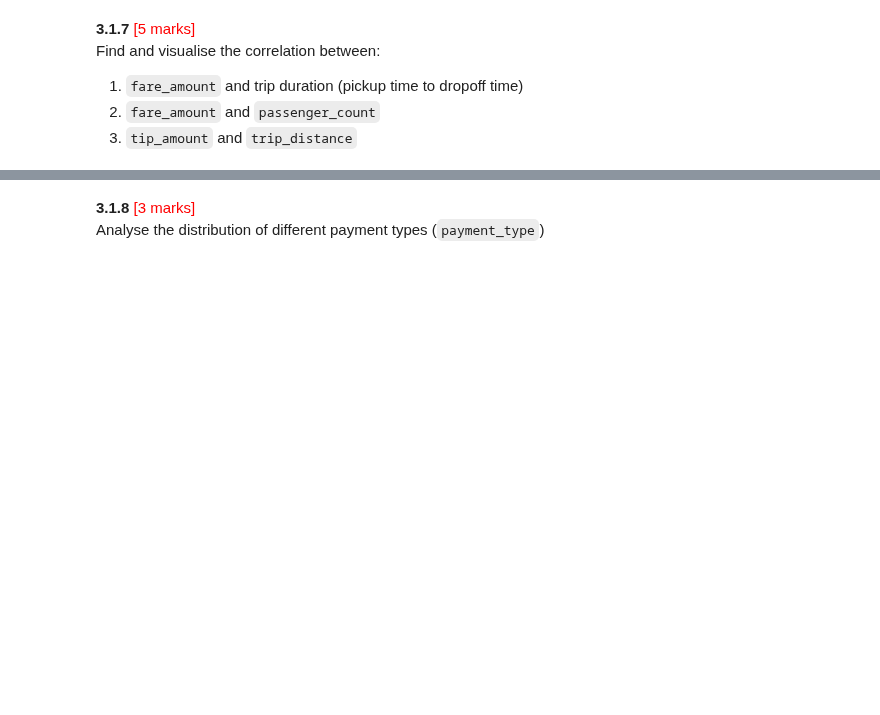
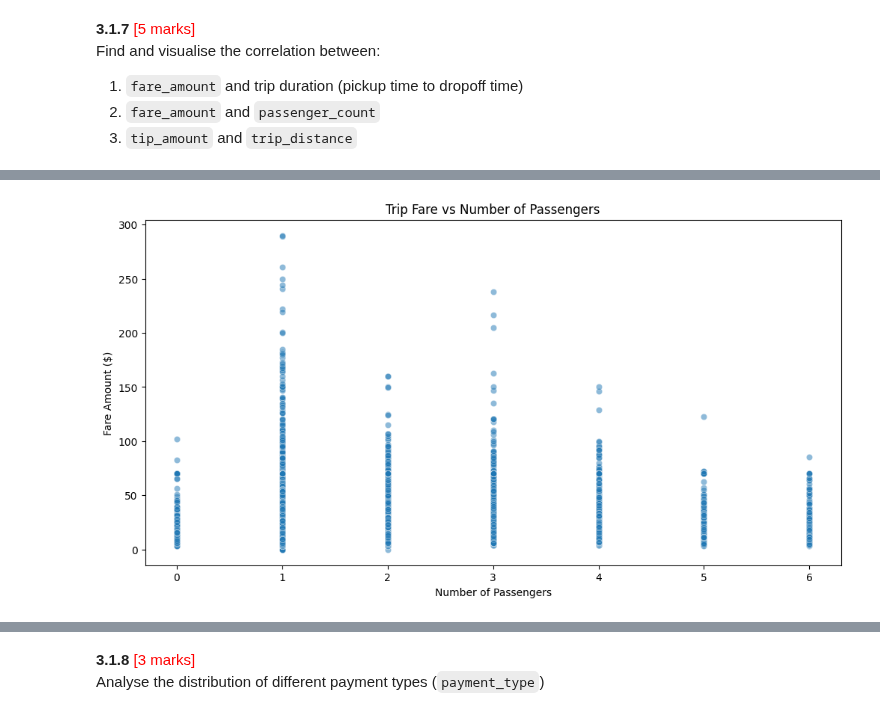
Before and after one commit to TalJa1/dc_practice, a Jupyter notebook: EDA_assignment/EDA_Assg_NYC_Taxi_Starter.ipynb, the cells around one changed output, grey strips where cells are left out. Cells and saved outputs as stored; diff of their text form; code cells hidden in the pictures; blank space fills up the shorter version.

```diff
--- a/EDA_assignment/EDA_Assg_NYC_Taxi_Starter.ipynb
+++ b/EDA_assignment/EDA_Assg_NYC_Taxi_Starter.ipynb
@@ -710,0 +750,13 @@ Find and visualise the correlation between:
+# %%
+# Show relationship between fare and number of passengers
+# Get small sample of the data to avoid cluttering the plot
+df_sample = df_non_zero.sample(frac=0.01, random_state=42)  # Sample 10% of the data
+# Create a scatter plot of fare_amount vs passenger_count
+plt.figure(figsize=(12, 6))
+sns.scatterplot(data=df_sample, x='passenger_count', y='fare_amount', alpha=0.5)
+plt.title('Trip Fare vs Number of Passengers')
+plt.xlabel('Number of Passengers')
+plt.ylabel('Fare Amount ($)')
+plt.show()
+# %% [output]
+[figure, added]
```
Also changed, not shown: parts of 11 cells of this notebook.
